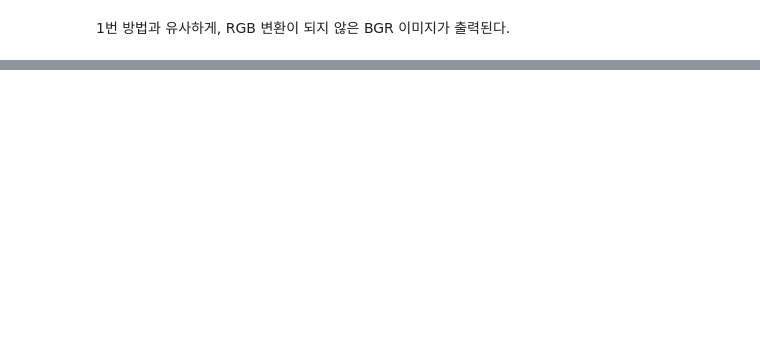
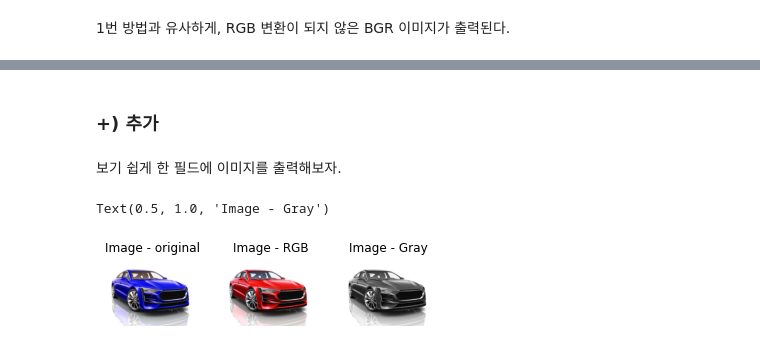
Before and after one commit to KevinTheRainmaker/ML_DL_Basics, a Jupyter notebook: ComputerVision/01_OpenCV_Tutorial.ipynb, the cells around one changed output, grey strips where cells are left out. Drawn from its saved outputs; the diff is of its cells as text; code cells hidden in the pictures; blank space fills up the shorter version.

```diff
--- a/ComputerVision/01_OpenCV_Tutorial.ipynb
+++ b/ComputerVision/01_OpenCV_Tutorial.ipynb
@@ -83,3 +106,27 @@ Image.fromarray(rgb_img)
 Image.fromarray(gray_img)
 # %% [output]
 [figure]
+# %% [markdown]
+### +) 추가
+# %% [markdown]
+보기 쉽게 한 필드에 이미지를 출력해보자.
+# %%
+plt.subplot(1,3,1) # (nrows, ncols, index)
+plt.imshow(img)
+plt.axis('off')
+plt.title('Image - original')
+
+plt.subplot(1,3,2)
+rgb_img = cv2.cvtColor(img, cv2.COLOR_BGR2RGB)
+plt.imshow(rgb_img)
+plt.axis('off')
+plt.title('Image - RGB')
+
+plt.subplot(1,3,3)
+gray_img = cv2.cvtColor(img, cv2.COLOR_BGR2GRAY)
+plt.imshow(gray_img, cmap='gray')
+plt.axis('off')
+plt.title('Image - Gray')
+# %% [output]
+Text(0.5, 1.0, 'Image - Gray')
+[figure, added]
```
Also changed, not shown: parts of 10 cells of this notebook.
